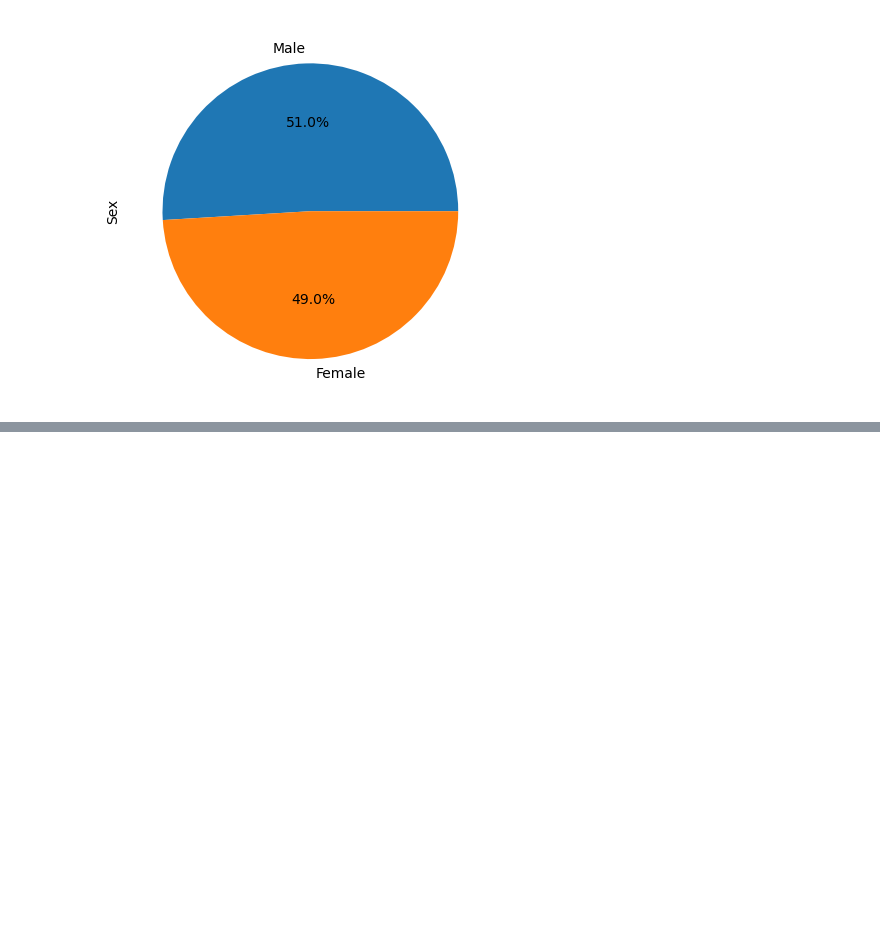
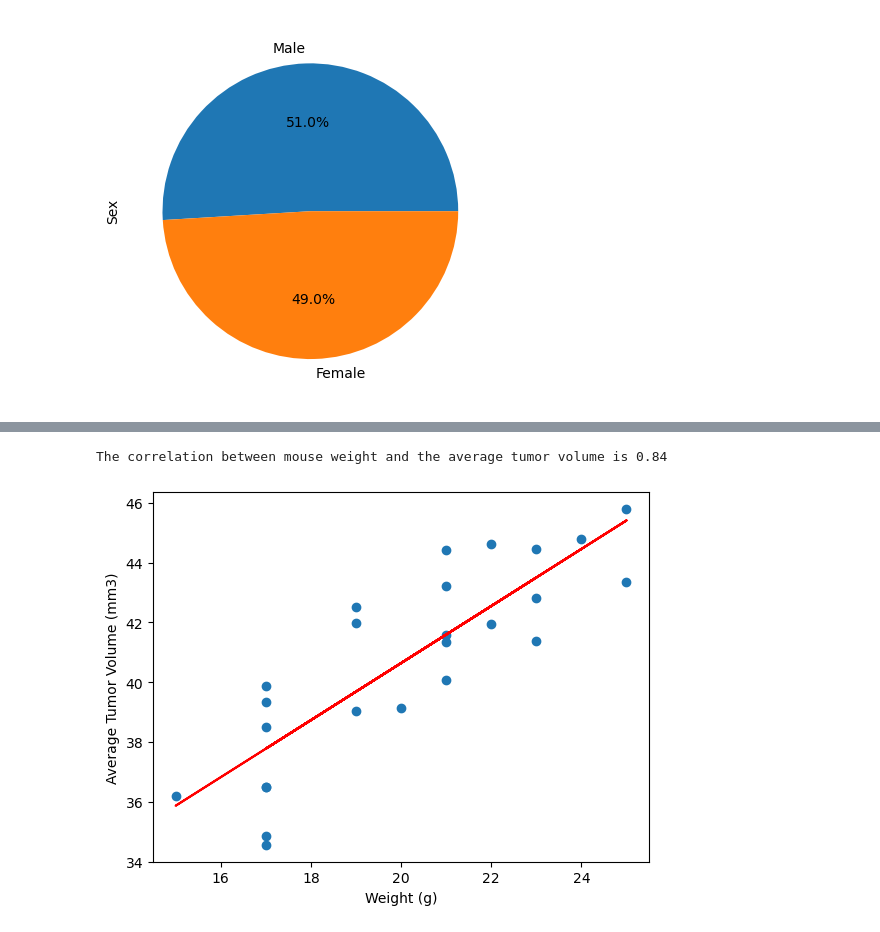
Before and after one commit to evpenguin/matplotlib-challenge, a Jupyter notebook: pymaceuticals_challenge.ipynb, the cells around one changed output, grey strips where cells are left out. Saved outputs shown, nothing was run; the diff lists cells and outputs as text; code cells hidden in the pictures; blank space fills up the shorter version.

```diff
--- a/pymaceuticals_challenge.ipynb
+++ b/pymaceuticals_challenge.ipynb
@@ -154,0 +188,15 @@ ValueError: The truth value of a Series is ambiguous. Use a.empty, a.bool(), a.i
+# %%
+weightvtumor = st.pearsonr(capo_group.mean()['Weight (g)'], capo_group.mean()['Tumor Volume (mm3)'])
+print(f'The correlation between mouse weight and the average tumor volume is {round(weightvtumor[0], 2)}')
+
+corr_slope, corr_int, corr_r, corr_p, corr_std_err = st.linregress(capo_group.mean()['Weight (g)'], capo_group.mean()['Tumor Volume (mm3)'])
+corr_fit = (corr_slope * capo_group.mean()['Weight (g)']) + corr_int
+
+plt.scatter(capo_group.mean()['Weight (g)'], capo_group.mean()['Tumor Volume (mm3)'])
+plt.plot(capo_group.mean()['Weight (g)'], corr_fit, color='red')
+plt.xlabel('Weight (g)')
+plt.ylabel('Average Tumor Volume (mm3)')
+plt.show()
+# %% [output]
+The correlation between mouse weight and the average tumor volume is 0.84
+[figure, added]
```
Also changed, not shown: parts of 4 cells of this notebook.
